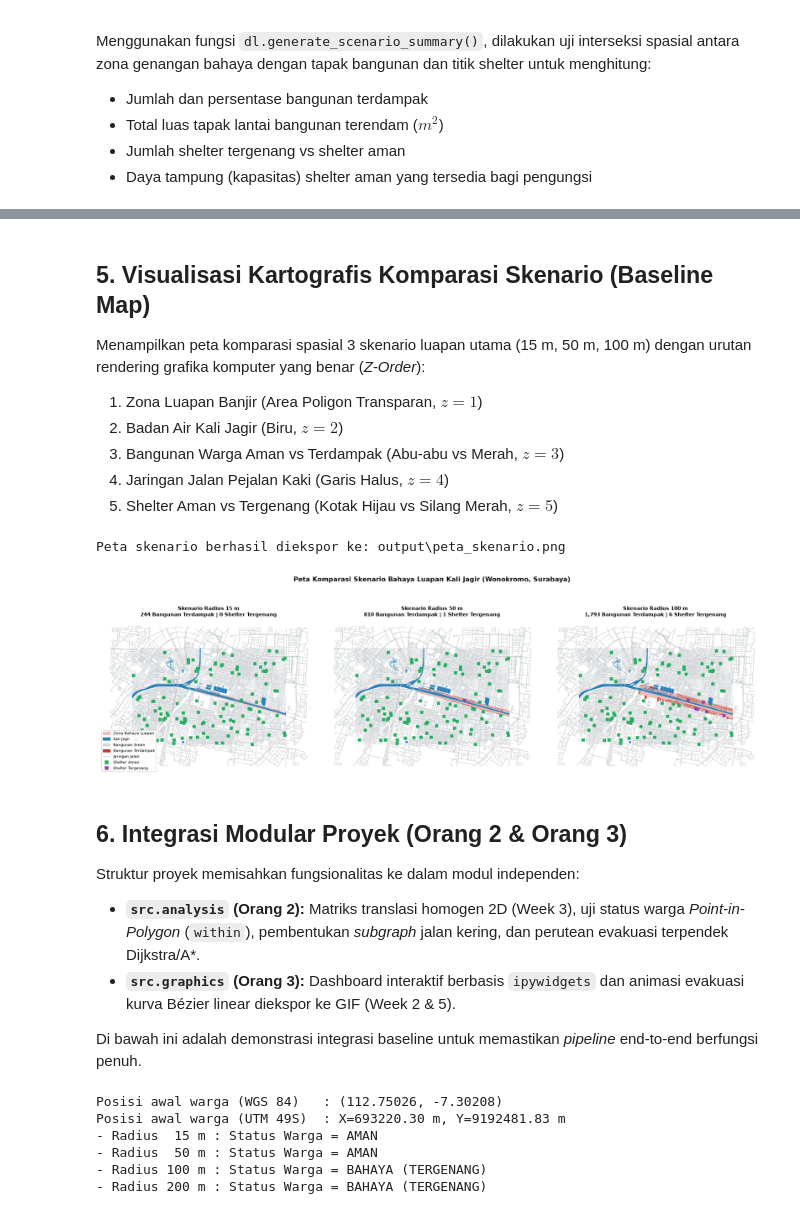
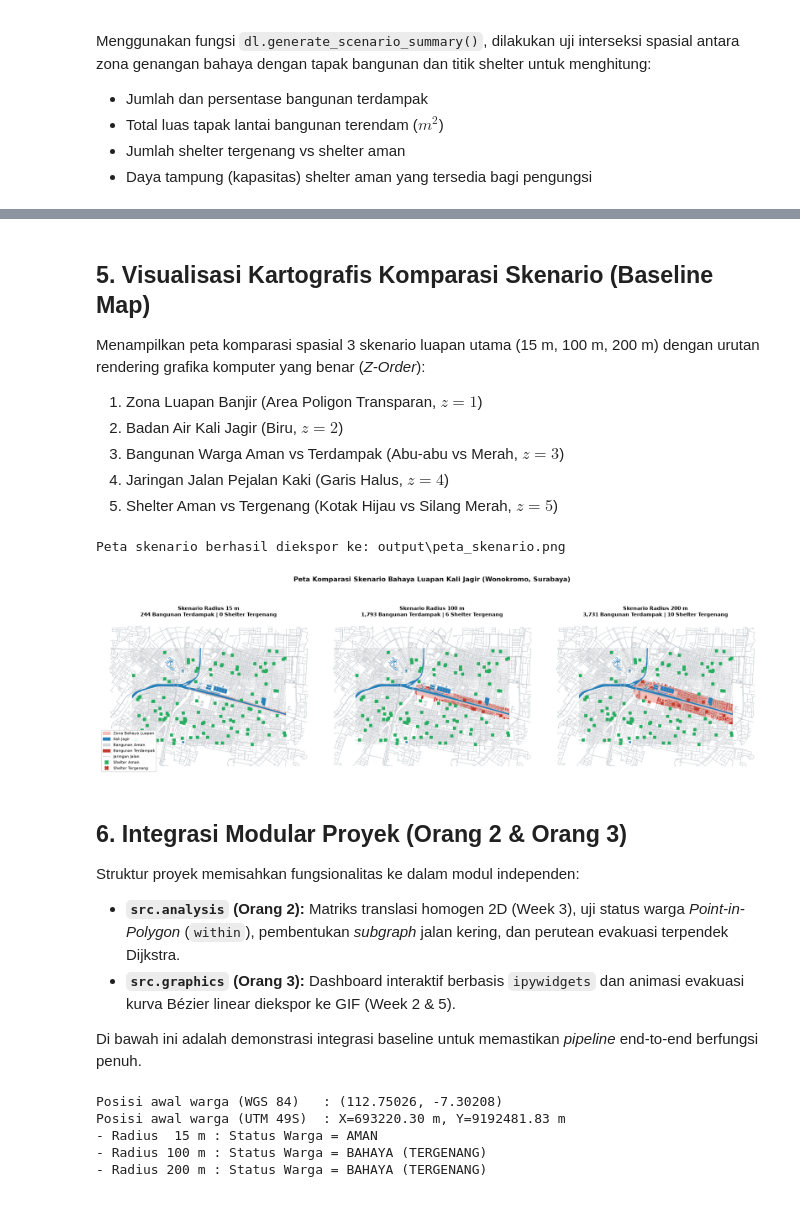
Before and after one commit to felicia-sw/comgraph_afl2, a Jupyter notebook: flood_evacuation.ipynb, the cells around one changed output, grey strips where cells are left out. Cells and saved outputs as stored; diff of their text form; code cells hidden in the pictures.

```diff
--- a/flood_evacuation.ipynb
+++ b/flood_evacuation.ipynb
@@ -130,6 +130,6 @@ display(scenario_summary)
 # %% [markdown]
 ## 5. Visualisasi Kartografis Komparasi Skenario (Baseline Map)
-Menampilkan peta komparasi spasial 3 skenario luapan utama (15 m, 50 m, 100 m) dengan urutan rendering grafika komputer yang benar (*Z-Order*):
+Menampilkan peta komparasi spasial 3 skenario luapan utama (15 m, 100 m, 200 m) dengan urutan rendering grafika komputer yang benar (*Z-Order*):
 1. Zona Luapan Banjir (Area Poligon Transparan, $z=1$)
 2. Badan Air Kali Jagir (Biru, $z=2$)
 3. Bangunan Warga Aman vs Terdampak (Abu-abu vs Merah, $z=3$)
@@ -143,7 +143,7 @@ COLORS = {
     "building_hit": "#c0392b",
     "road": "#bdc3c7",
     "shelter_safe": "#27ae60",
-    "shelter_flooded": "#8e44ad",
+    "shelter_flooded": "#c0392b",
 }
 
 LEGEND_HANDLES = [
@@ -156,7 +156,7 @@ LEGEND_HANDLES = [
     Line2D([], [], marker="X", color=COLORS["shelter_flooded"], linestyle="", markersize=8, label="Shelter Tergenang"),
 ]
 
-scenarios_to_plot = [15, 50, 100]
+scenarios_to_plot = [15, 100, 200]
 fig, axes = plt.subplots(1, 3, figsize=(20, 6.5))
 
 for ax, r in zip(axes, scenarios_to_plot):
@@ -165,38 +165,38 @@ for ax, r in zip(axes, scenarios_to_plot):
     flooded_shelter_mask = dl.spatial_join_affected(shelters, zone)
 
     # Render layers
     gpd.GeoSeries([zone], crs=dl.CRS_METER).plot(ax=ax, color=COLORS["zone"], alpha=0.35, zorder=1)
     water.plot(ax=ax, color=COLORS["water"], zorder=2)
     buildings[~hit_mask].plot(ax=ax, color=COLORS["building"], zorder=3)
     if hit_mask.any():
         buildings[hit_mask].plot(ax=ax, color=COLORS["building_hit"], zorder=3)
     roads.plot(ax=ax, color=COLORS["road"], linewidth=0.5, zorder=4)
     shelters[~flooded_shelter_mask].plot(ax=ax, color=COLORS["shelter_safe"], marker="s", markersize=35, zorder=5)
     if flooded_shelter_mask.any():
         shelters[flooded_shelter_mask].plot(ax=ax, color=COLORS["shelter_flooded"], marker="X", markersize=45, zorder=5)
 
     num_hit = int(hit_mask.sum())
     num_flooded = int(flooded_shelter_mask.sum())
     ax.set_title(f"Skenario Radius {r} m\n{num_hit:,} Bangunan Terdampak | {num_flooded} Shelter Tergenang", fontsize=11, fontweight="bold")
     ax.set_axis_off()
 
 axes[0].legend(handles=LEGEND_HANDLES, loc="lower left", fontsize=8, framealpha=0.9)
 plt.suptitle("Peta Komparasi Skenario Bahaya Luapan Kali Jagir (Wonokromo, Surabaya)", fontsize=14, fontweight="bold", y=1.02)
 plt.tight_layout()
 
 # Simpan luaran ke folder output/
 os.makedirs("output", exist_ok=True)
 output_map_path = os.path.join("output", "peta_skenario.png")
 fig.savefig(output_map_path, dpi=150, bbox_inches="tight")
 print(f"Peta skenario berhasil diekspor ke: {output_map_path}")
 plt.show()
 # %% [output]
 Peta skenario berhasil diekspor ke: output\peta_skenario.png
-[figure, old version]
+[figure, new version]
 # %% [markdown]
 ## 6. Integrasi Modular Proyek (Orang 2 & Orang 3)
 Struktur proyek memisahkan fungsionalitas ke dalam modul independen:
-- **`src.analysis` (Orang 2):** Matriks translasi homogen 2D (Week 3), uji status warga *Point-in-Polygon* (`within`), pembentukan *subgraph* jalan kering, dan perutean evakuasi terpendek Dijkstra/A*.
+- **`src.analysis` (Orang 2):** Matriks translasi homogen 2D (Week 3), uji status warga *Point-in-Polygon* (`within`), pembentukan *subgraph* jalan kering, dan perutean evakuasi terpendek Dijkstra.
 - **`src.graphics` (Orang 3):** Dashboard interaktif berbasis `ipywidgets` dan animasi evakuasi kurva Bézier linear diekspor ke GIF (Week 2 & 5).
 
 Di bawah ini adalah demonstrasi integrasi baseline untuk memastikan *pipeline* end-to-end berfungsi penuh.
@@ -217,6 +217,5 @@ for r in dl.DEFAULT_SCENARIOS_M:
 Posisi awal warga (WGS 84)   : (112.75026, -7.30208)
 Posisi awal warga (UTM 49S)  : X=693220.30 m, Y=9192481.83 m
 - Radius  15 m : Status Warga = AMAN
-- Radius  50 m : Status Warga = AMAN
 - Radius 100 m : Status Warga = BAHAYA (TERGENANG)
 - Radius 200 m : Status Warga = BAHAYA (TERGENANG)
```
Also changed, not shown: parts of 4 cells of this notebook, 4 other files.
